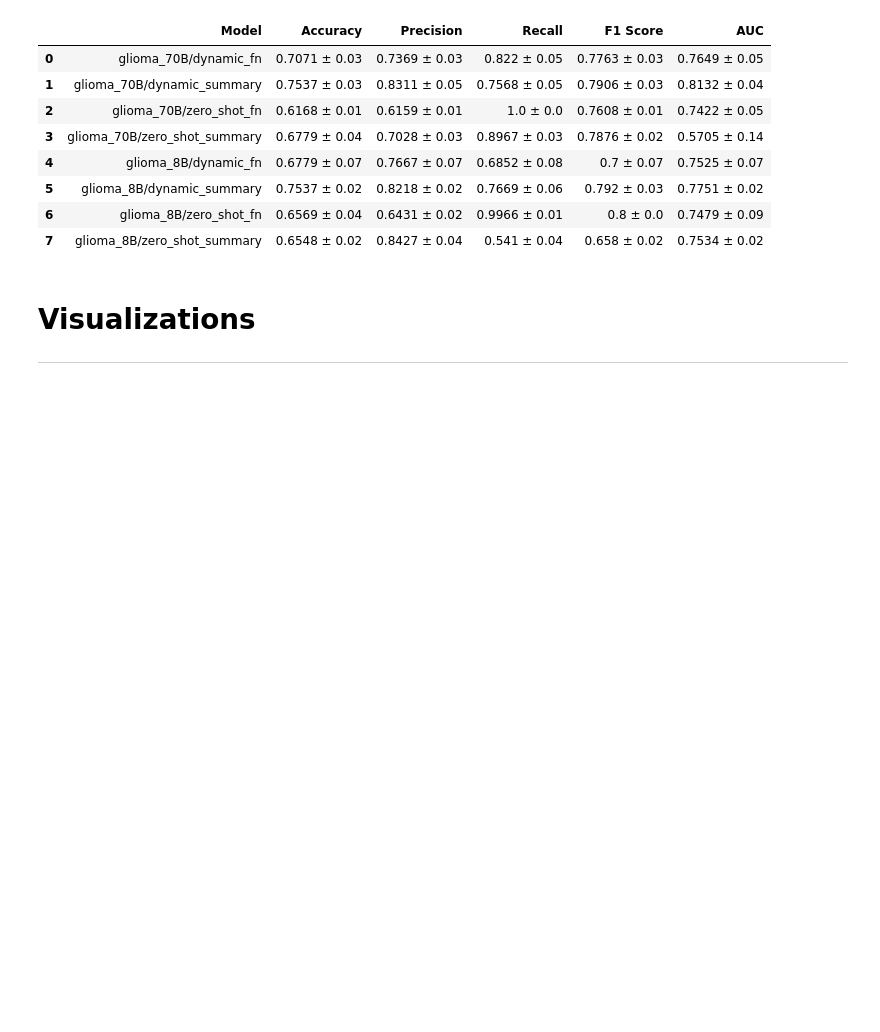
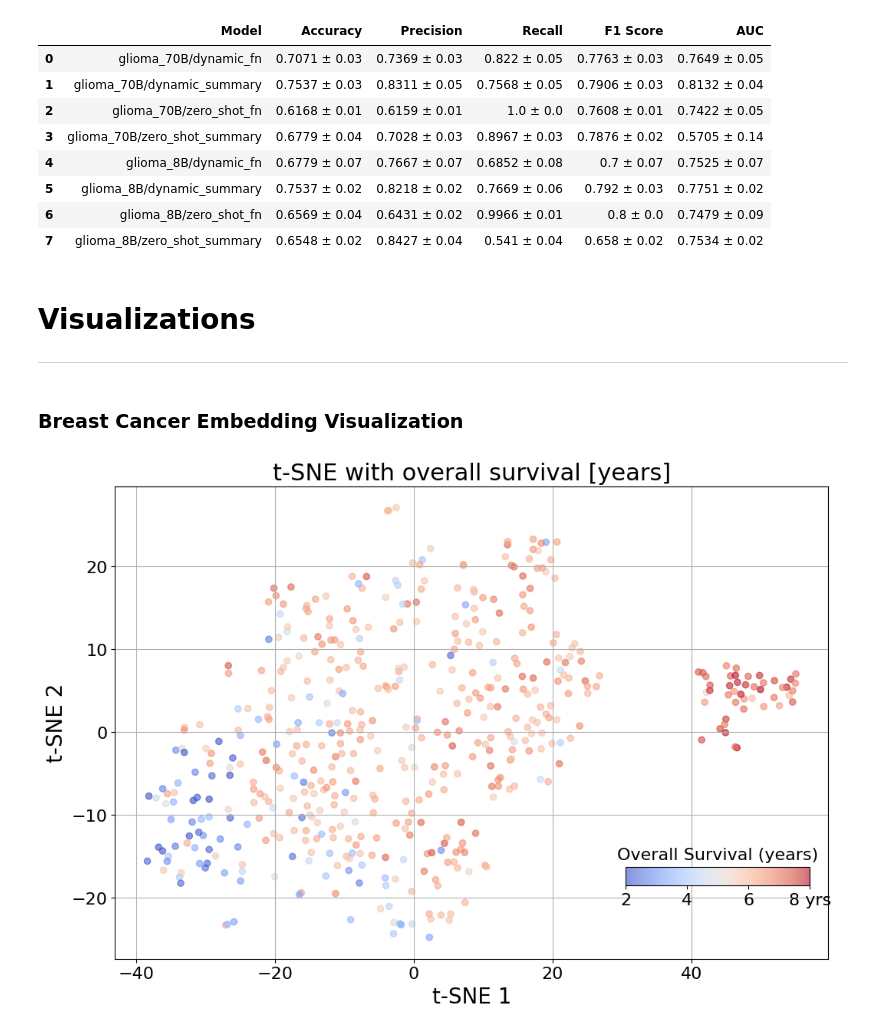
Before and after one commit to OncoNLP/DynamicPrompting-ICL, a Jupyter notebook: pipeline/RESULTS.ipynb, the cells around one changed output. Saved outputs shown, nothing was run; the diff lists cells and outputs as text; code cells hidden in the pictures; blank space fills up the shorter version.

Commit message:
add embedding plots to results nb

```diff
--- a/pipeline/RESULTS.ipynb
+++ b/pipeline/RESULTS.ipynb
@@ -647,0 +685,16 @@ combined_df
+# %%
+def read_data(cancer_type):
+    embeddings = pd.read_pickle(f"/data/llm_shared/jina_embs/jina_embs_{cancer_type}.pkl")
+    num = 0 if cancer_type=='glioma' else 1
+    data = pd.concat([pd.read_pickle(f"/data/datasets/outcome/{cancer_type}/{cancer_type}_train_180_{num}.pkl"),pd.read_pickle(f"/data/datasets/outcome/{cancer_type}/{cancer_type}_test_180_{num}.pkl")])
+    return data, embeddings
+# %%
+data, embeddings = read_data('breast')
+# %%
+embeddings = [list(embs[0]) for embs in embeddings]
+# %% [markdown]
+### Breast Cancer Embedding Visualization
+# %%
+plot_tsne_with_survival(np.array(embeddings), data['overallsurvival'], perplexity=16, learning_rate=3, n_iter=2000)
+# %% [output]
+[figure, added]
```
Also changed, not shown: parts of 27 cells of this notebook.
